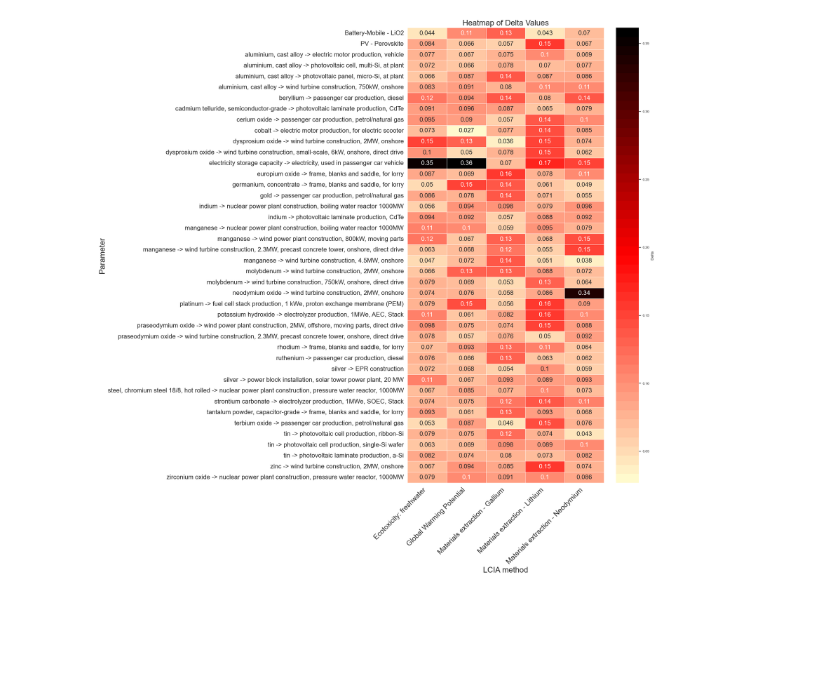
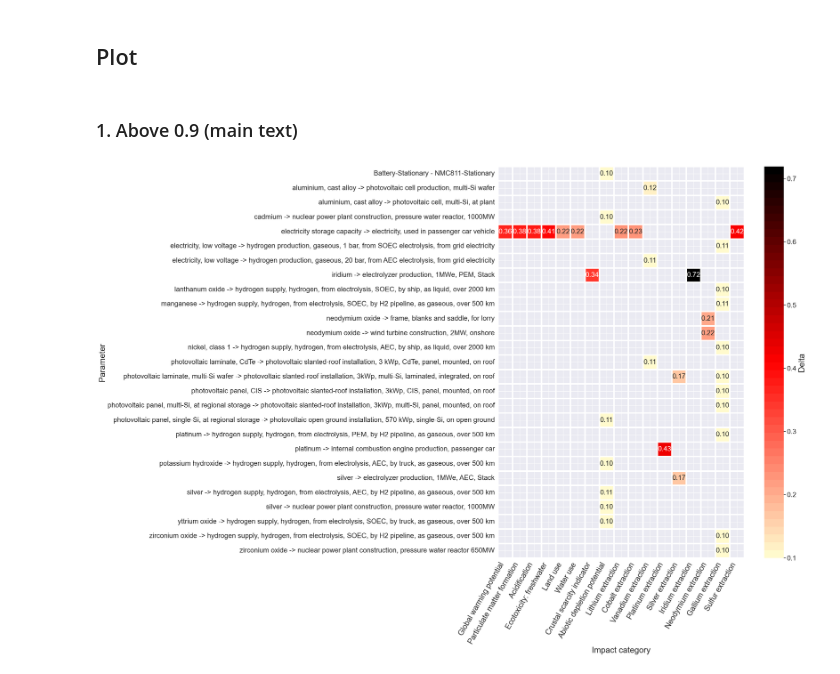
Before and after one commit to premise-community-scenarios/sweet_sure-2050-switzerland, a Jupyter notebook: 2nd publication/delta_heatmap.ipynb, the cells around one changed output. Cells and saved outputs as stored; diff of their text form; code cells hidden in the pictures; blank space fills up the shorter version.

Commit message:
update results

```diff
--- a/2nd publication/delta_heatmap.ipynb
+++ b/2nd publication/delta_heatmap.ipynb
@@ -9,8 +10,8 @@ from sklearn.preprocessing import minmax_scale
 # %%
-file_path = '400 iterations/results_2050_GSA.xlsx'
+file_path = '2000 iterations/gsa_results.xlsx'
 sheet_name_gsa = 'GSA'
 sheet_name_mapping = 'Indices mapping'
 
-# Load the "GSA delta" and "Indices mapping" sheets
 df_gsa = pd.read_excel(file_path, sheet_name=sheet_name_gsa)
+df_gsa = df_gsa[df_gsa['LCIA method'] != 'RELICS - metals extraction - Palladium']
 df_mapping = pd.read_excel(file_path, sheet_name=sheet_name_mapping)
@@ -43,5 +56,3 @@ df_gsa['LCIA method'] = df_gsa['LCIA method'].map(lcia_method_mapping).fillna(df
 
 # Replace negative delta values with zero
 df_gsa['Delta'] = df_gsa['Delta'].clip(lower=0)
-# df_gsa['Delta_zscore'] = df_gsa.groupby('LCIA method')['Delta'].transform(zscore)
-df_gsa['Delta_normalized'] = df_gsa.groupby('LCIA method')['Delta'].transform(lambda x: minmax_scale(x, feature_range=(0, 1)))
@@ -69,20 +59,50 @@ heatmap_data = filtered_df.pivot_table(index='Parameter', columns='LCIA method',
+# %%
+df_gsa['Delta_normalized'] = df_gsa.groupby('LCIA method')['Delta'].transform(lambda x: minmax_scale(x))
+# %% [markdown]
+## Plot
+# %% [markdown]
+### 1. Above 0.9 (main text)
+# %%
+# Filter the parameters where the normalized delta values are above 0.9
+filtered_df = df_gsa[df_gsa['Delta_normalized'] > 0.9]
+
+# Pivot the dataframe to prepare for heatmap
+heatmap_data = filtered_df.pivot_table(index='Parameter', columns='LCIA method', values='Delta', aggfunc='first')
+# Remove rows where all Delta values are NaN
+heatmap_data = heatmap_data.dropna(how='all')
+heatmap_data = heatmap_data.dropna(axis=1, how='all')
+
+ordered_lcia_methods = [lcia_method_mapping[key] for key in lcia_method_mapping]
+heatmap_data = heatmap_data.reindex(columns=ordered_lcia_methods)
 # %%
-# Create a custom colormap that goes from white to yellow to red
-colors = ['lemonchiffon', 'red','black']
+# Create a custom colormap (white to yellow to red)
+colors = ['lemonchiffon', 'red', 'black']
 n_bins = 50  # Number of bins for the colormap
 cmap_name = 'white_yellow_red'
 cm = LinearSegmentedColormap.from_list(cmap_name, colors, N=n_bins)
 
-# Plot the heatmap
-plt.figure(figsize=(20, 20))  # Increase figure size
+# Plot the heatmap with relevant parameters using original Delta values
+plt.figure(figsize=(26, 20))  # Increase figure size
 sns.set(font_scale=0.8)  # Adjust font scale
-sns.heatmap(heatmap_data, annot=True, cmap=cm, cbar_kws={'label': 'Delta'}, linewidths=.5,annot_kws={"size": 16})
-plt.title('Heatmap of Delta Values', fontsize=20)
-plt.xlabel('LCIA method', fontsize=20)
-plt.ylabel('Parameter', fontsize=20)
-plt.xticks(rotation=45, ha='right', fontsize=18)
-plt.yticks(fontsize=16)
+ax = sns.heatmap(heatmap_data, annot=True, cmap=cm, cbar_kws={'label': 'Delta'}, annot_kws={"size": 20}, fmt='.2f', square=True, linewidths=3)
+
+# Keep y-tick labels in the original place
+ax.set_yticklabels(heatmap_data.index, rotation=0, fontsize=20)  # Labels stay in their original positions
+
+# Customize color bar tick size
+colorbar = ax.collections[0].colorbar
+colorbar.ax.tick_params(labelsize=20)  # Set colorbar ticks font size
+colorbar.set_label('Delta', size=24)
+
+# Title and labels
+# plt.title('Heatmap of Delta Values (Most Relevant Parameters)', fontsize=20)
+plt.xlabel('Impact category', fontsize=24)
+plt.ylabel('Parameter', fontsize=24)
+plt.xticks(rotation=60, ha='right', fontsize=22)
+
 plt.tight_layout()
-plt.savefig('heatmap_normalized_delta.png')
+plt.savefig('Figure_4_GSA_heatmap_90.svg',bbox_inches='tight')
+# Show the heatmap
+plt.show()
 # %% [output]
-[figure, old version]
+[figure, new version]
```
Also changed, not shown: parts of 13 cells of this notebook, 46 other files.
